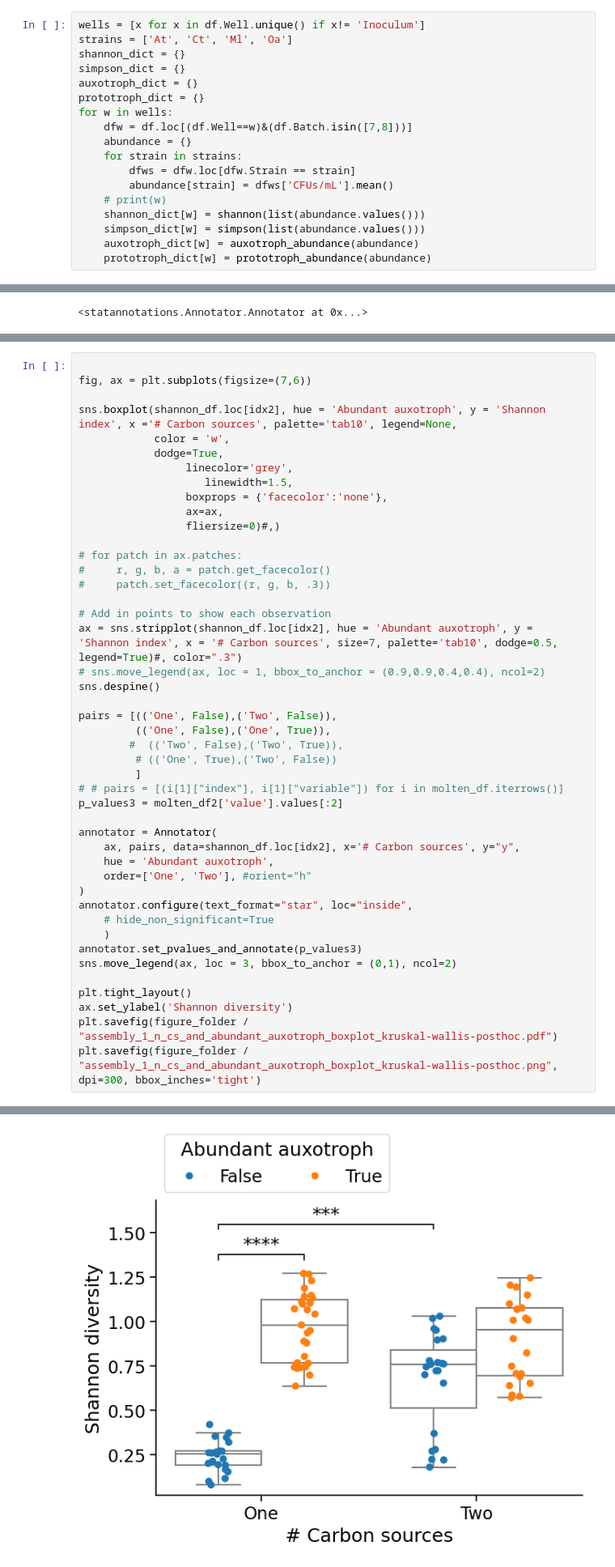
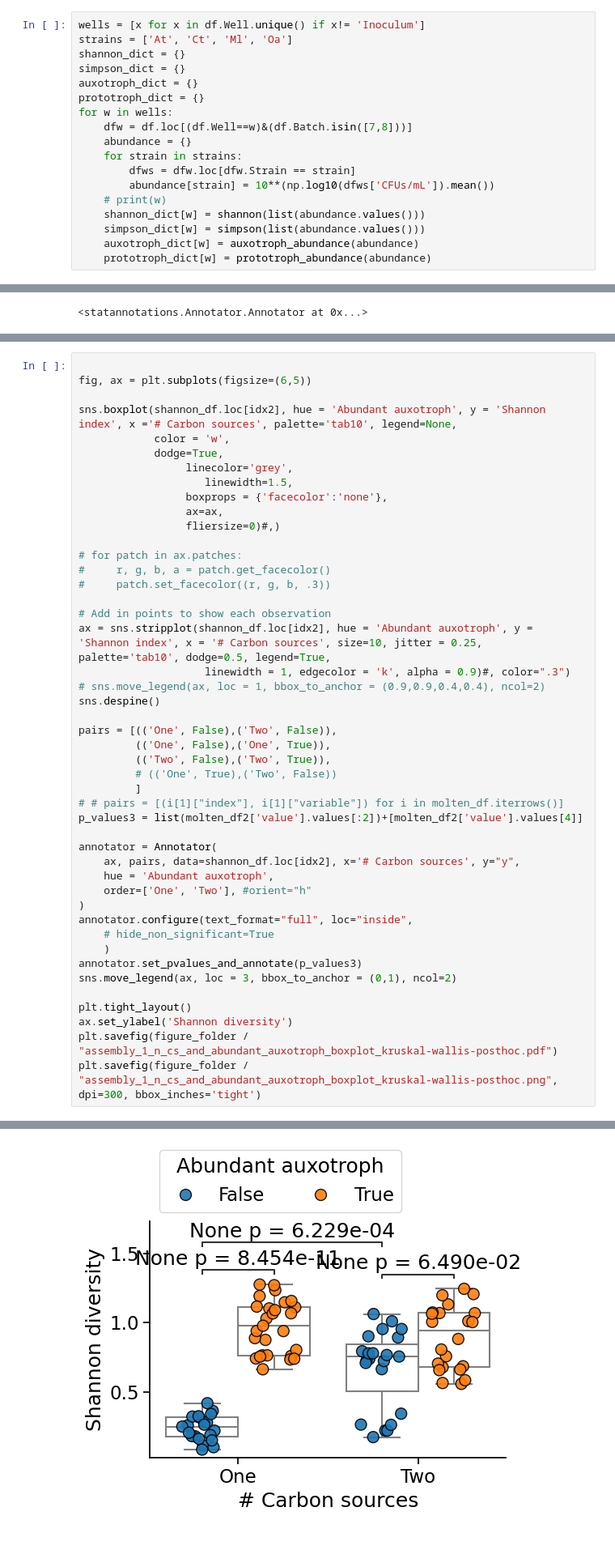
Before and after one commit to sulheim/coexistence, a Jupyter notebook: notebooks/2_assembly_1/2A_analyse_assembly_1.ipynb, the cells around one changed output, grey strips where cells are left out. Shown at 81% size. Cells and saved outputs as stored; diff of their text form; blank space fills up the shorter version.

```diff
--- a/notebooks/2_assembly_1/2A_analyse_assembly_1.ipynb
+++ b/notebooks/2_assembly_1/2A_analyse_assembly_1.ipynb
@@ -82,7 +82,7 @@ for w in wells:
     abundance = {}
     for strain in strains:
         dfws = dfw.loc[dfw.Strain == strain]
-        abundance[strain] = dfws['CFUs/mL'].mean()
+        abundance[strain] = 10**(np.log10(dfws['CFUs/mL']).mean())
     # print(w)
     shannon_dict[w] = shannon(list(abundance.values()))
     simpson_dict[w] = simpson(list(abundance.values()))
@@ -494,6 +493,6 @@ molten_df2
 # %%
 
-fig, ax = plt.subplots(figsize=(7,6))
+fig, ax = plt.subplots(figsize=(6,5))
 
 sns.boxplot(shannon_df.loc[idx2], hue = 'Abundant auxotroph', y = 'Shannon index', x ='# Carbon sources', palette='tab10', legend=None,
             color = 'w',
@@ -509,24 +508,25 @@ sns.boxplot(shannon_df.loc[idx2], hue = 'Abundant auxotroph', y = 'Shannon index
 #     patch.set_facecolor((r, g, b, .3))
 
 # Add in points to show each observation
-ax = sns.stripplot(shannon_df.loc[idx2], hue = 'Abundant auxotroph', y = 'Shannon index', x = '# Carbon sources', size=7, palette='tab10', dodge=0.5, legend=True)#, color=".3")
+ax = sns.stripplot(shannon_df.loc[idx2], hue = 'Abundant auxotroph', y = 'Shannon index', x = '# Carbon sources', size=10, jitter = 0.25, palette='tab10', dodge=0.5, legend=True,
+                    linewidth = 1, edgecolor = 'k', alpha = 0.9)#, color=".3")
 # sns.move_legend(ax, loc = 1, bbox_to_anchor = (0.9,0.9,0.4,0.4), ncol=2)
 sns.despine()
 
 pairs = [(('One', False),('Two', False)),
          (('One', False),('One', True)),
-        #  (('Two', False),('Two', True)),
+         (('Two', False),('Two', True)),
          # (('One', True),('Two', False))
          ]
 # # pairs = [(i[1]["index"], i[1]["variable"]) for i in molten_df.iterrows()]
-p_values3 = molten_df2['value'].values[:2]
+p_values3 = list(molten_df2['value'].values[:2])+[molten_df2['value'].values[4]]
 
 annotator = Annotator(
     ax, pairs, data=shannon_df.loc[idx2], x='# Carbon sources', y="y",
     hue = 'Abundant auxotroph',
     order=['One', 'Two'], #orient="h"
 )
-annotator.configure(text_format="star", loc="inside",
+annotator.configure(text_format="full", loc="inside",
     # hide_non_significant=True
     )
 annotator.set_pvalues_and_annotate(p_values3)
@@ -549,4 +543,4 @@ One_False vs. Two_False: Custom statistical test, P_val:5.586e-04
-[figure, old version]
+[figure, new version]
 # %% [markdown]
 # Abundant species
 # %%
```
Also changed, not shown: parts of 13 cells of this notebook, 3 other files.
